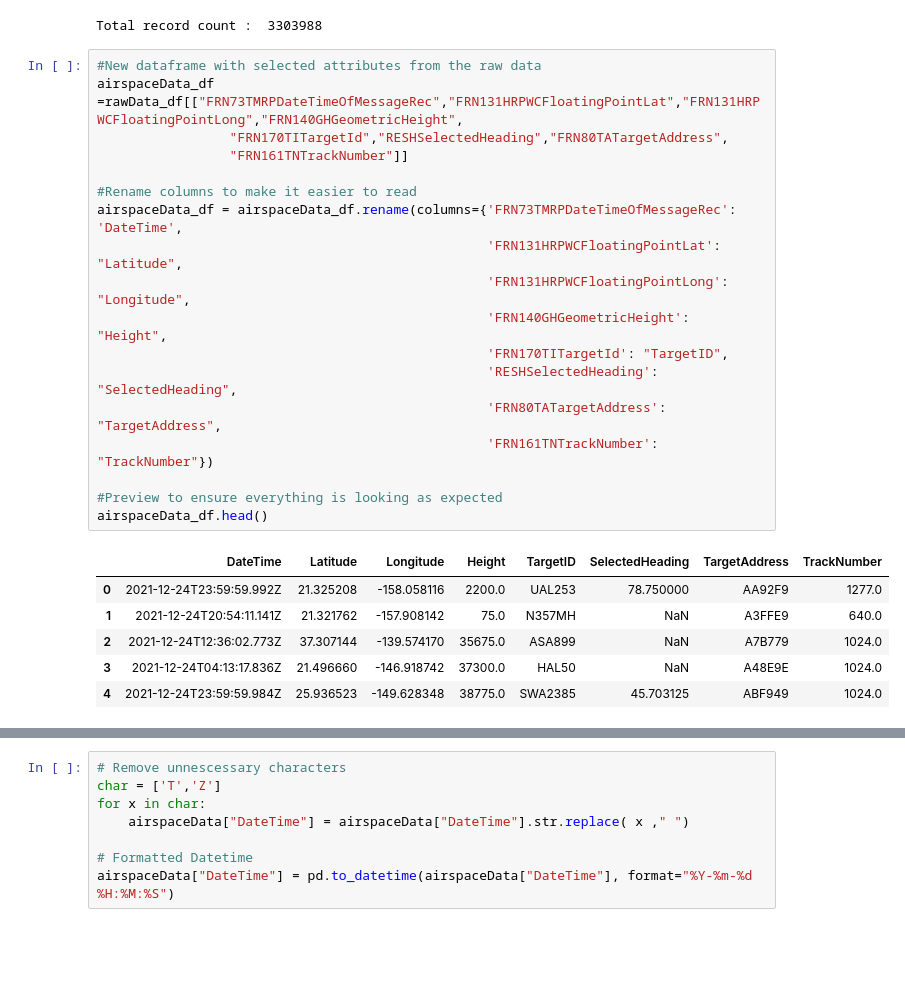
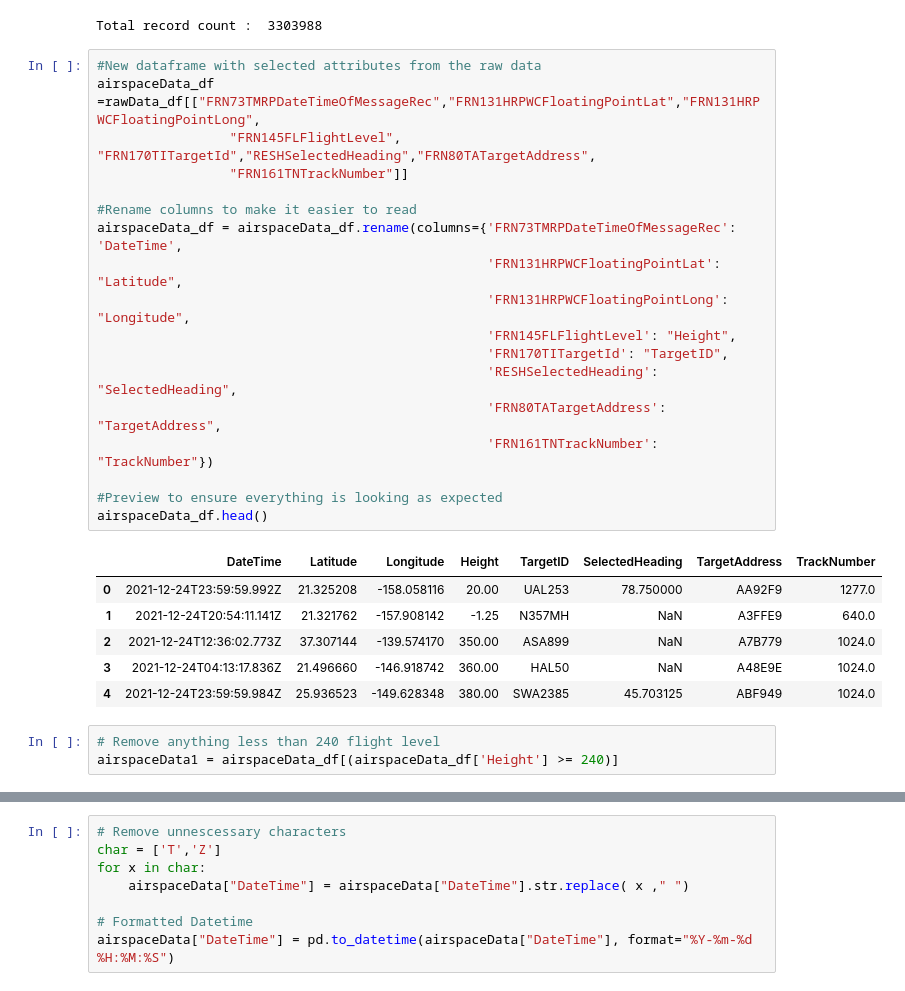
Before and after one commit to DAEN690-S22-OA/OceanicAirspaceProject, a Jupyter notebook: DataExploration.ipynb, the cells around one changed output, grey strips where cells are left out. Cells and saved outputs as stored; diff of their text form; blank space fills up the shorter version.

Commit message:
Visualizations
Updates with visualizations as well as filtering for raw data

```diff
--- a/DataExploration.ipynb
+++ b/DataExploration.ipynb
@@ -109,26 +109,29 @@ print(f'Total record count : ',len(rawData_df.index))
 Total record count :  3303988
 # %%
 #New dataframe with selected attributes from the raw data
-airspaceData_df =rawData_df[["FRN73TMRPDateTimeOfMessageRec","FRN131HRPWCFloatingPointLat","FRN131HRPWCFloatingPointLong","FRN140GHGeometricHeight",
-                 "FRN170TITargetId","RESHSelectedHeading","FRN80TATargetAddress",
+airspaceData_df =rawData_df[["FRN73TMRPDateTimeOfMessageRec","FRN131HRPWCFloatingPointLat","FRN131HRPWCFloatingPointLong",
+                 "FRN145FLFlightLevel", "FRN170TITargetId","RESHSelectedHeading","FRN80TATargetAddress",
                  "FRN161TNTrackNumber"]]
 
 #Rename columns to make it easier to read
 airspaceData_df = airspaceData_df.rename(columns={'FRN73TMRPDateTimeOfMessageRec': 'DateTime',
                                                   'FRN131HRPWCFloatingPointLat': "Latitude",
                                                   'FRN131HRPWCFloatingPointLong': "Longitude",
-                                                  'FRN140GHGeometricHeight': "Height",
+                                                  'FRN145FLFlightLevel': "Height",
                                                   'FRN170TITargetId': "TargetID",
                                                   'RESHSelectedHeading': "SelectedHeading",
                                                   'FRN80TATargetAddress': "TargetAddress",
                                                   'FRN161TNTrackNumber': "TrackNumber"})
 
 #Preview to ensure everything is looking as expected
 airspaceData_df.head()
 # %% [output]
 |  | DateTime | Latitude | Longitude | Height | TargetID | SelectedHeading | TargetAddress | TrackNumber |
-| 0 | 2021-12-24T23:59:59.992Z | 21.325208 | -158.058116 | 2200.0 | UAL253 | 78.750000 | AA92F9 | 1277.0 |
-| 1 | 2021-12-24T20:54:11.141Z | 21.321762 | -157.908142 | 75.0 | N357MH | NaN | A3FFE9 | 640.0 |
-| 2 | 2021-12-24T12:36:02.773Z | 37.307144 | -139.574170 | 35675.0 | ASA899 | NaN | A7B779 | 1024.0 |
-| 3 | 2021-12-24T04:13:17.836Z | 21.496660 | -146.918742 | 37300.0 | HAL50 | NaN | A48E9E | 1024.0 |
-| 4 | 2021-12-24T23:59:59.984Z | 25.936523 | -149.628348 | 38775.0 | SWA2385 | 45.703125 | ABF949 | 1024.0 |
+| 0 | 2021-12-24T23:59:59.992Z | 21.325208 | -158.058116 | 20.00 | UAL253 | 78.750000 | AA92F9 | 1277.0 |
+| 1 | 2021-12-24T20:54:11.141Z | 21.321762 | -157.908142 | -1.25 | N357MH | NaN | A3FFE9 | 640.0 |
+| 2 | 2021-12-24T12:36:02.773Z | 37.307144 | -139.574170 | 350.00 | ASA899 | NaN | A7B779 | 1024.0 |
+| 3 | 2021-12-24T04:13:17.836Z | 21.496660 | -146.918742 | 360.00 | HAL50 | NaN | A48E9E | 1024.0 |
+| 4 | 2021-12-24T23:59:59.984Z | 25.936523 | -149.628348 | 380.00 | SWA2385 | 45.703125 | ABF949 | 1024.0 |
+# %%
+# Remove anything less than 240 flight level
+airspaceData1 = airspaceData_df[(airspaceData_df['Height'] >= 240)]
```
Also changed, not shown: parts of 17 cells of this notebook.
